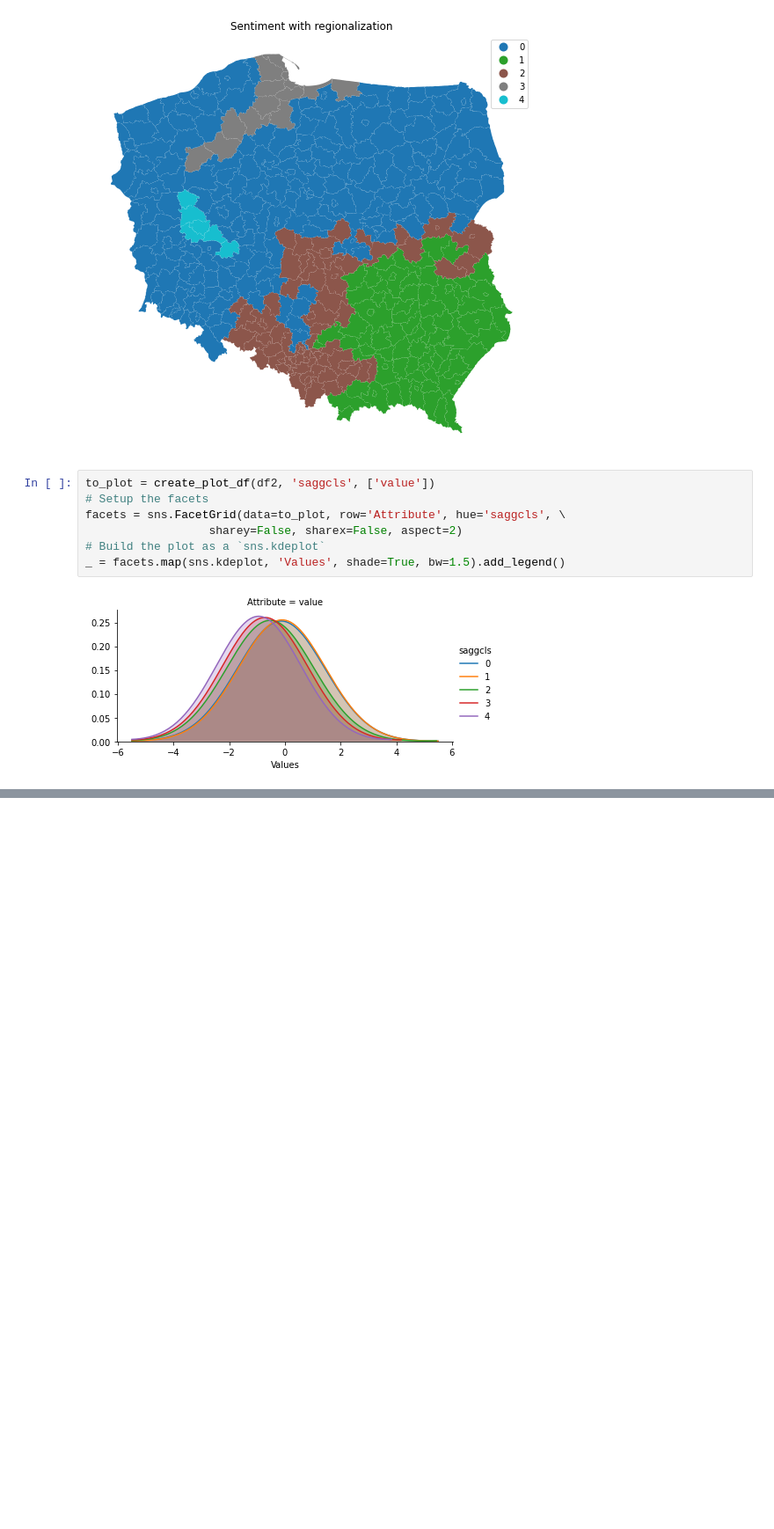
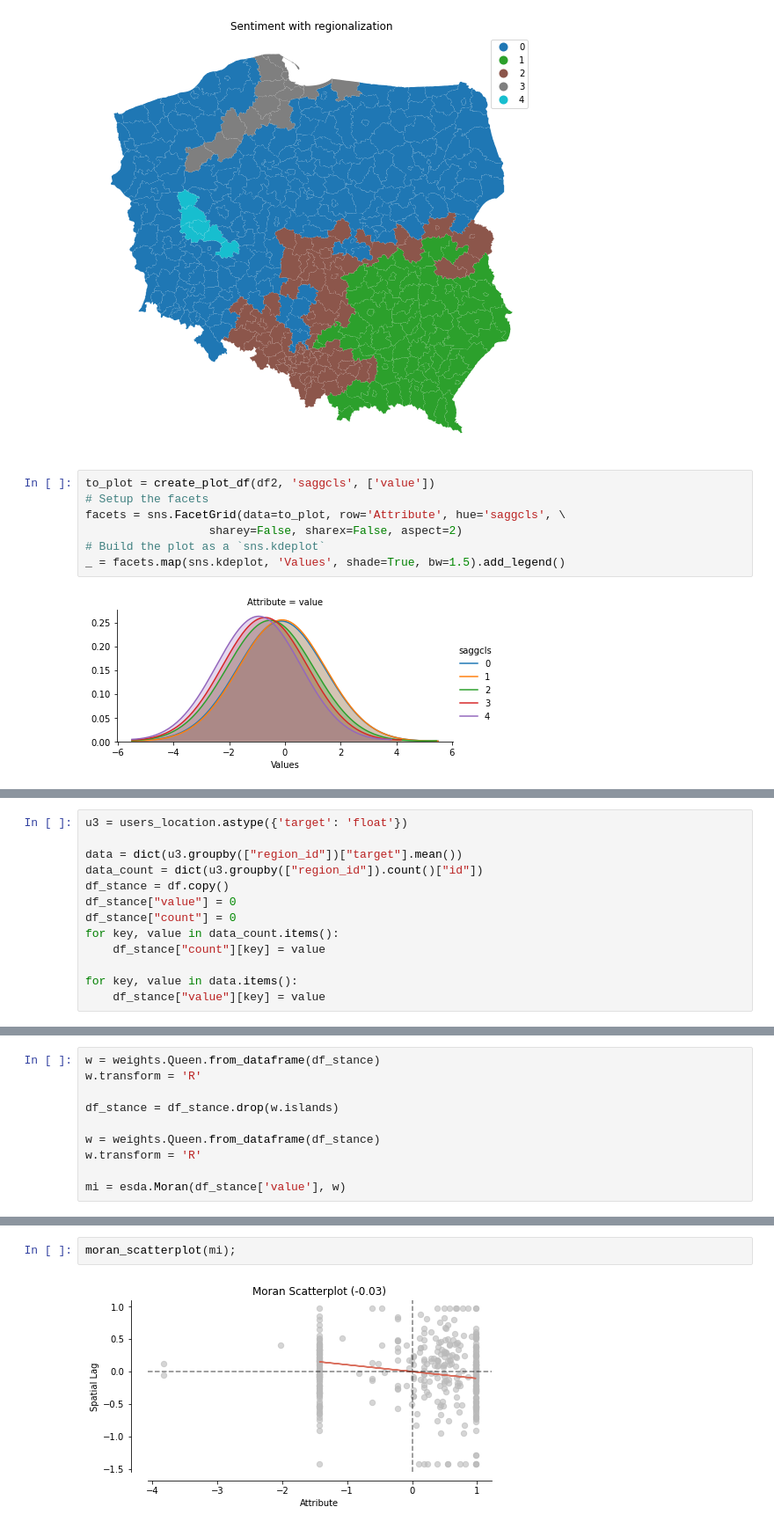
Before and after one commit to karolszymonczyk/przestrzenne-projekt, a Jupyter notebook: county.ipynb, the cells around one changed output, grey strips where cells are left out. Shown at 88% size. Drawn from its saved outputs; the diff is of its cells as text; blank space fills up the shorter version.

Commit message:
stance local autocorrelation added

```diff
--- a/county.ipynb
+++ b/county.ipynb
@@ -297,0 +305,13 @@ _ = facets.map(sns.kdeplot, 'Values', shade=True, bw=1.5).add_legend()
+# %%
+u3 = users_location.astype({'target': 'float'})
+
+data = dict(u3.groupby(["region_id"])["target"].mean())
+data_count = dict(u3.groupby(["region_id"]).count()["id"])
+df_stance = df.copy()
+df_stance["value"] = 0
+df_stance["count"] = 0
+for key, value in data_count.items():
+    df_stance["count"][key] = value
+
+for key, value in data.items():
+    df_stance["value"][key] = value
@@ -297,0 +331,10 @@ _ = facets.map(sns.kdeplot, 'Values', shade=True, bw=1.5).add_legend()
+# %%
+w = weights.Queen.from_dataframe(df_stance)
+w.transform = 'R'
+
+df_stance = df_stance.drop(w.islands)
+
+w = weights.Queen.from_dataframe(df_stance)
+w.transform = 'R'
+
+mi = esda.Moran(df_stance['value'], w)
@@ -297,0 +353,4 @@ _ = facets.map(sns.kdeplot, 'Values', shade=True, bw=1.5).add_legend()
+# %%
+moran_scatterplot(mi);
+# %% [output]
+[figure, added]
```
Also changed, not shown: parts of 10 cells of this notebook.
